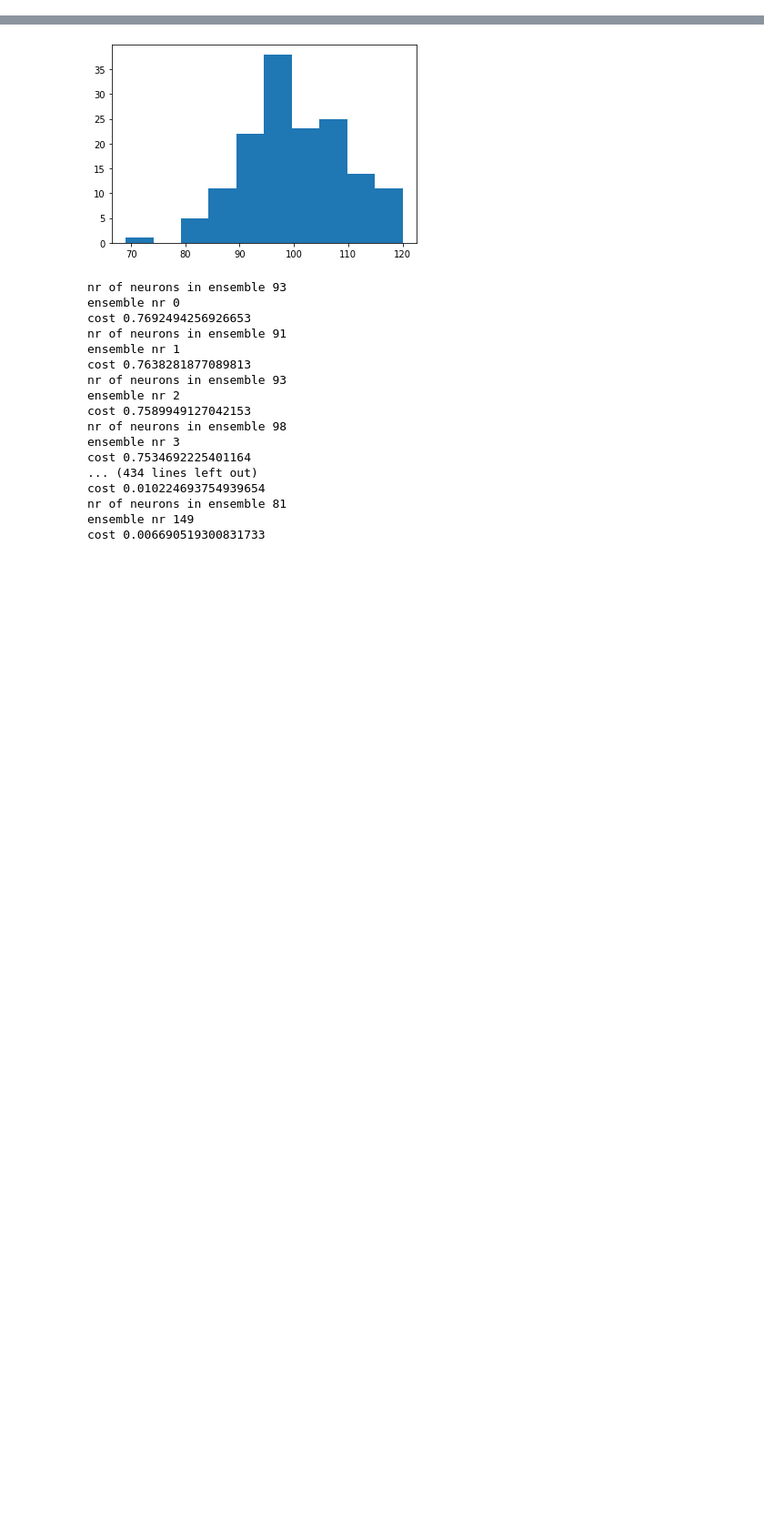
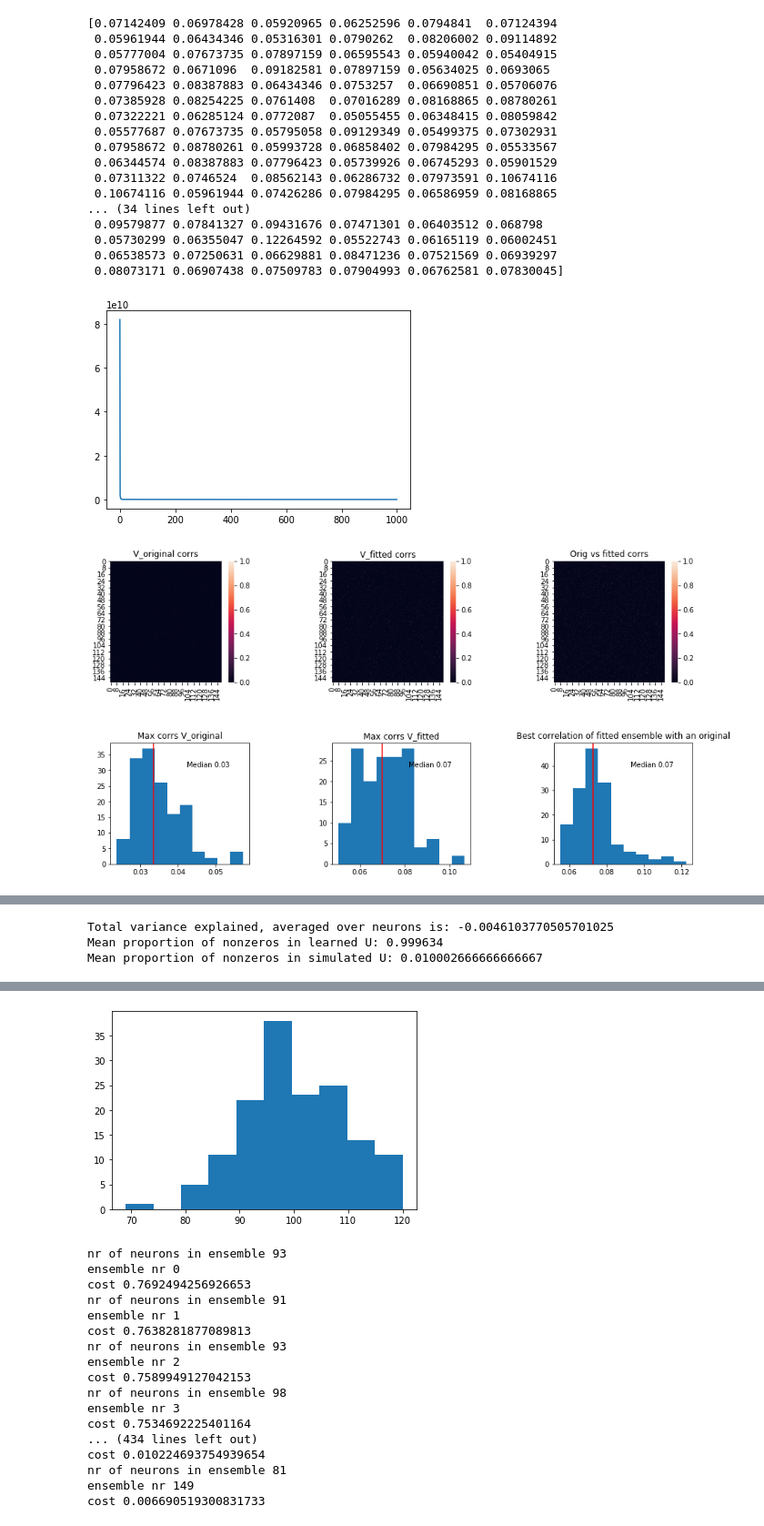
Before and after one commit to MouseLand/EnsemblePursuit, a Jupyter notebook: Simulations/GammaSimulatons.ipynb, the cells around one changed output, grey strips where cells are left out. Shown at 91% size. Cells and saved outputs as stored; diff of their text form; code cells hidden in the pictures; blank space fills up the shorter version.

```diff
--- a/Simulations/GammaSimulatons.ipynb
+++ b/Simulations/GammaSimulatons.ipynb
@@ -1,2 +1,13 @@
 # %%
 from GammaSimulations import GammaSimulations
+# %%
+nr_components=150
+nr_timepoints=5800
+nr_neurons=10000
+model_string='NMF'
+sim=GammaSimulations()
+sim.run_and_fit(model_string,nr_components,nr_timepoints,nr_neurons,lambd=0.01)
+sim.V_corr_mat(model_string)
+sim.variance_explained_across_neurons()
+sim.sparsity(model_string,nr_components)
+# %% [output]
@@ -2,0 +32,19 @@ from GammaSimulations import GammaSimulations
+[0.07142409 0.06978428 0.05920965 0.06252596 0.0794841  0.07124394
+ 0.05961944 0.06434346 0.05316301 0.0790262  0.08206002 0.09114892
+ 0.05777004 0.07673735 0.07897159 0.06595543 0.05940042 0.05404915
+ 0.07958672 0.0671096  0.09182581 0.07897159 0.05634025 0.0693065
+ 0.07796423 0.08387883 0.06434346 0.0753257  0.06690851 0.05706076
+ 0.07385928 0.08254225 0.0761408  0.07016289 0.08168865 0.08780261
+ 0.07322221 0.06285124 0.0772087  0.05055455 0.06348415 0.08059842
+ 0.05577687 0.07673735 0.05795058 0.09129349 0.05499375 0.07302931
+ 0.07958672 0.08780261 0.05993728 0.06858402 0.07984295 0.05533567
+ 0.06344574 0.08387883 0.07796423 0.05739926 0.06745293 0.05901529
+ 0.07311322 0.0746524  0.08562143 0.06286732 0.07973591 0.10674116
+ 0.10674116 0.05961944 0.07426286 0.07984295 0.06586959 0.08168865
+... (34 lines left out)
+ 0.09579877 0.07841327 0.09431676 0.07471301 0.06403512 0.068798
+ 0.05730299 0.06355047 0.12264592 0.05522743 0.06165119 0.06002451
+ 0.06538573 0.07250631 0.06629881 0.08471236 0.07521569 0.06939297
+ 0.08073171 0.06907438 0.07509783 0.07904993 0.06762581 0.07830045]
+[figure, added]
+[figure, added]
@@ -2,0 +52,3 @@ from GammaSimulations import GammaSimulations
+Total variance explained, averaged over neurons is: -0.0046103770505701025
+Mean proportion of nonzeros in learned U: 0.999634
+Mean proportion of nonzeros in simulated U: 0.010002666666666667
```
Also changed, not shown: parts of 1 cell of this notebook, 2 other files.
